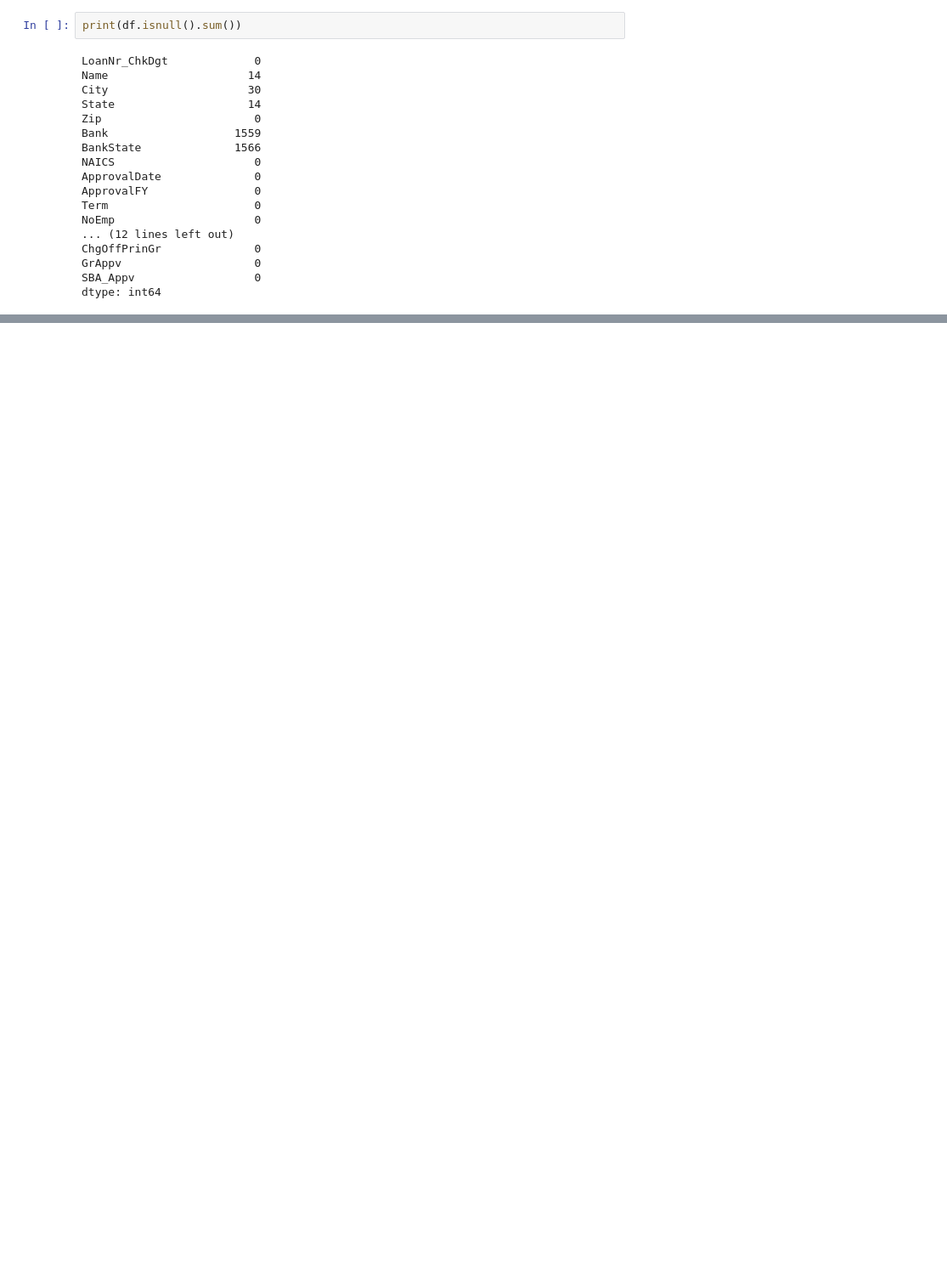
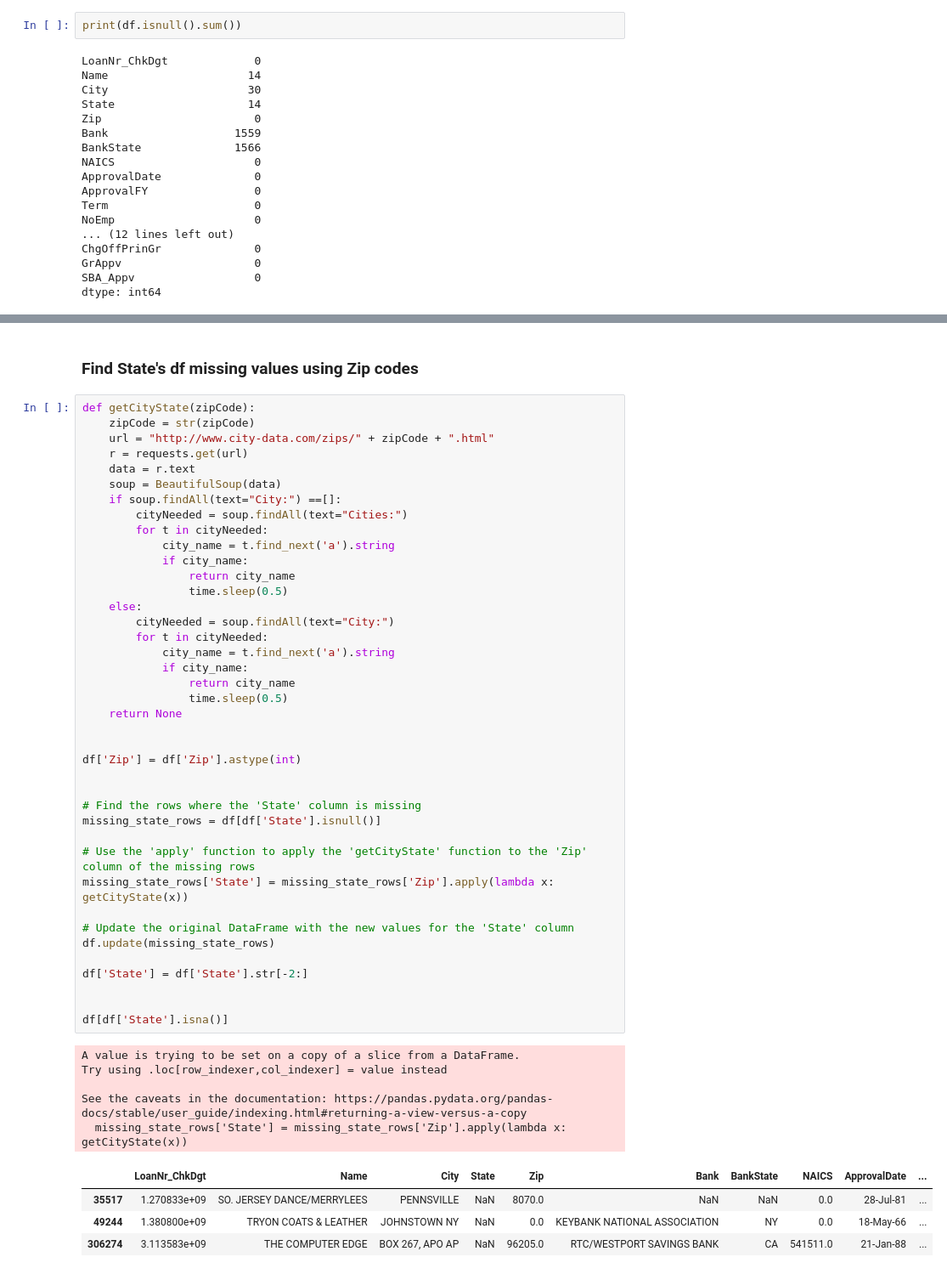
Before and after one commit to emaddar/SBA, a Jupyter notebook: Emad/analysis.ipynb, the cells around one changed output, grey strips where cells are left out. Shown at 85% size. Drawn from its saved outputs; the diff is of its cells as text; blank space fills up the shorter version.

```diff
--- a/Emad/analysis.ipynb
+++ b/Emad/analysis.ipynb
@@ -86,0 +89,52 @@ len(df['Zip'].unique())
+# %% [markdown]
+### Find State's df missing values using Zip codes
+# %%
+def getCityState(zipCode):
+    zipCode = str(zipCode)
+    url = "http://www.city-data.com/zips/" + zipCode + ".html"
+    r = requests.get(url)
+    data = r.text
+    soup = BeautifulSoup(data)
+    if soup.findAll(text="City:") ==[]:
+        cityNeeded = soup.findAll(text="Cities:")
+        for t in cityNeeded:
+            city_name = t.find_next('a').string
+            if city_name:
+                return city_name
+                time.sleep(0.5)
+    else:
+        cityNeeded = soup.findAll(text="City:")
+        for t in cityNeeded:
+            city_name = t.find_next('a').string
+            if city_name:
+                return city_name
+                time.sleep(0.5)
+    return None
+
+
+df['Zip'] = df['Zip'].astype(int)
+
+
+# Find the rows where the 'State' column is missing
+missing_state_rows = df[df['State'].isnull()]
+
+# Use the 'apply' function to apply the 'getCityState' function to the 'Zip' column of the missing rows
+missing_state_rows['State'] = missing_state_rows['Zip'].apply(lambda x: getCityState(x))
+
+# Update the original DataFrame with the new values for the 'State' column
+df.update(missing_state_rows)
+
+df['State'] = df['State'].str[-2:]
+
+
+df[df['State'].isna()]
+# %% [output]
+A value is trying to be set on a copy of a slice from a DataFrame.
+Try using .loc[row_indexer,col_indexer] = value instead
+
+See the caveats in the documentation: https://pandas.pydata.org/pandas-docs/stable/user_guide/indexing.html#returning-a-view-versus-a-copy
+  missing_state_rows['State'] = missing_state_rows['Zip'].apply(lambda x: getCityState(x))
+|  | LoanNr_ChkDgt | Name | City | State | Zip | Bank | BankState | NAICS | ApprovalDate | ... |
+| 35517 | 1.270833e+09 | SO. JERSEY DANCE/MERRYLEES | PENNSVILLE | NaN | 8070.0 | NaN | NaN | 0.0 | 28-Jul-81 | ... |
+| 49244 | 1.380800e+09 | TRYON COATS & LEATHER | JOHNSTOWN NY | NaN | 0.0 | KEYBANK NATIONAL ASSOCIATION | NY | 0.0 | 18-May-66 | ... |
+| 306274 | 3.113583e+09 | THE COMPUTER EDGE | BOX 267, APO AP | NaN | 96205.0 | RTC/WESTPORT SAVINGS BANK | CA | 541511.0 | 21-Jan-88 | ... |
```
Also changed, not shown: parts of 27 cells of this notebook.
